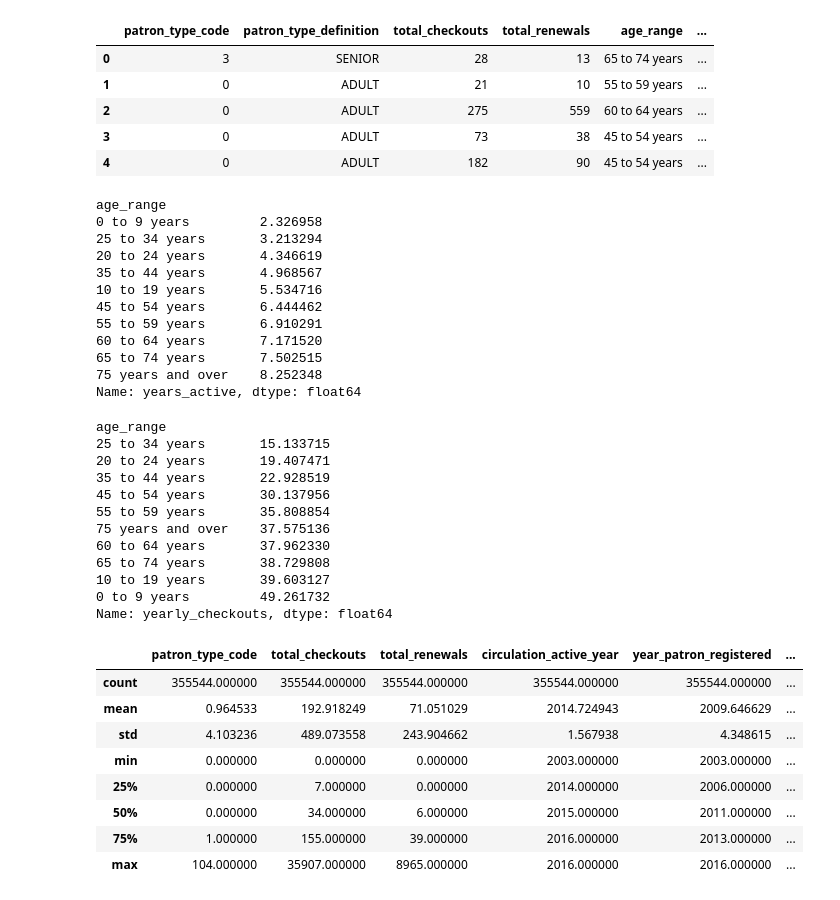
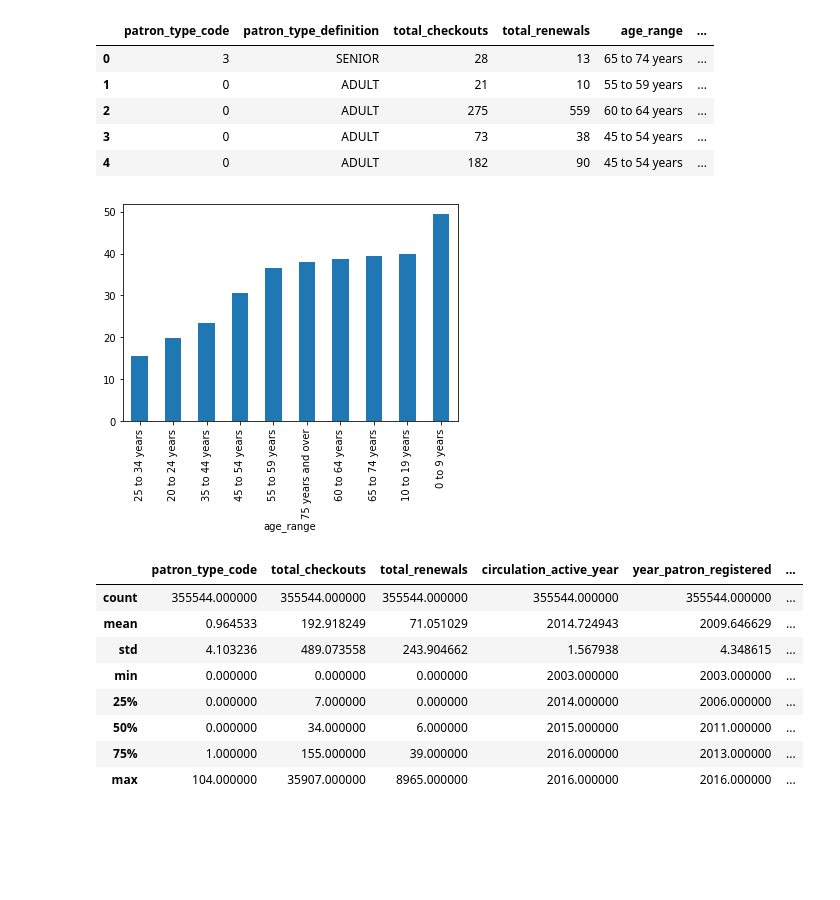
Before and after one commit to arispeaks/SFLibrary, a Jupyter notebook: SF_Library_Project.ipynb, the cells around one changed output. Drawn from its saved outputs; the diff is of its cells as text; code cells hidden in the pictures; blank space fills up the shorter version.

```diff
--- a/SF_Library_Project.ipynb
+++ b/SF_Library_Project.ipynb
@@ -180,41 +181,15 @@ df.head()
 | 2 | 0 | ADULT | 275 | 559 | 60 to 64 years | ... |
 | 3 | 0 | ADULT | 73 | 38 | 45 to 54 years | ... |
 | 4 | 0 | ADULT | 182 | 90 | 45 to 54 years | ... |
-# %%
-df.groupby('age_range').years_active.mean().sort_values()
-# %% [output]
-age_range
-0 to 9 years         2.326958
-25 to 34 years       3.213294
-20 to 24 years       4.346619
-35 to 44 years       4.968567
-10 to 19 years       5.534716
-45 to 54 years       6.444462
-55 to 59 years       6.910291
-60 to 64 years       7.171520
-65 to 74 years       7.502515
-75 years and over    8.252348
-Name: years_active, dtype: float64
 # %%
 #make assumption that if person was last active in the same year they registered, automatically 1 year active
 df.years_active = np.where(df.years_active == 0, 1, df.years_active)
 # %%
 df['yearly_checkouts'] = df.total_checkouts/df.years_active
 # %%
-df.groupby('age_range').yearly_checkouts.mean().sort_values()
+df.groupby('age_range').yearly_checkouts.mean().sort_values().plot(kind ='bar');
 # %% [output]
-age_range
-25 to 34 years       15.133715
-20 to 24 years       19.407471
-35 to 44 years       22.928519
-45 to 54 years       30.137956
-55 to 59 years       35.808854
-75 years and over    37.575136
-60 to 64 years       37.962330
-65 to 74 years       38.729808
-10 to 19 years       39.603127
-0 to 9 years         49.261732
-Name: yearly_checkouts, dtype: float64
+[figure, added]
 # %%
 #Add another column for renewal rate, the approx. times per checkout that someone has renewed their checkout
 df['renewal_rate'] = df.total_renewals/df.total_checkouts
```
Also changed, not shown: parts of 66 cells of this notebook.
